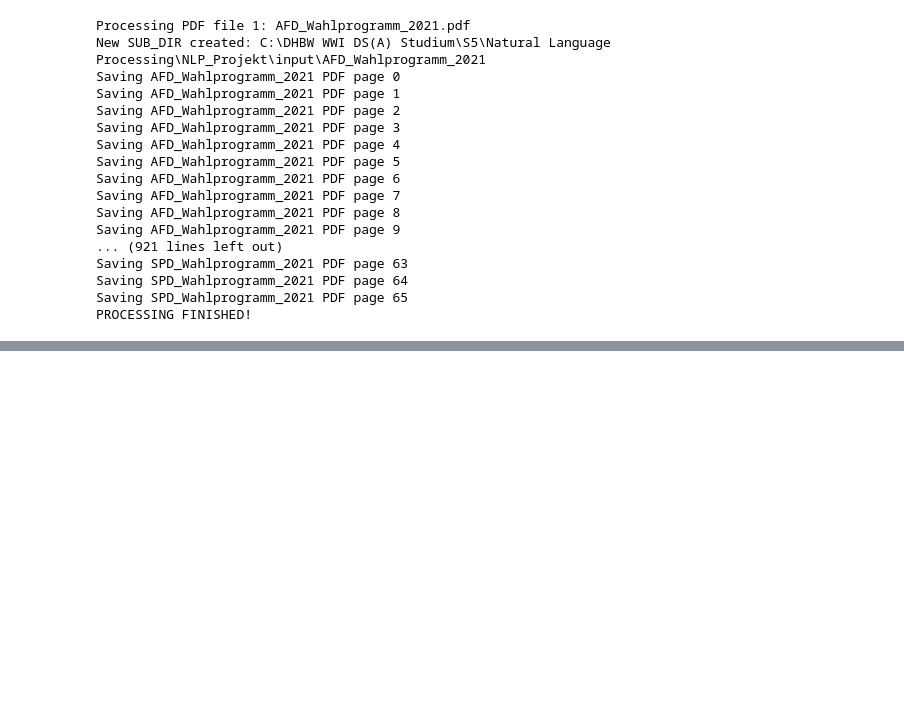
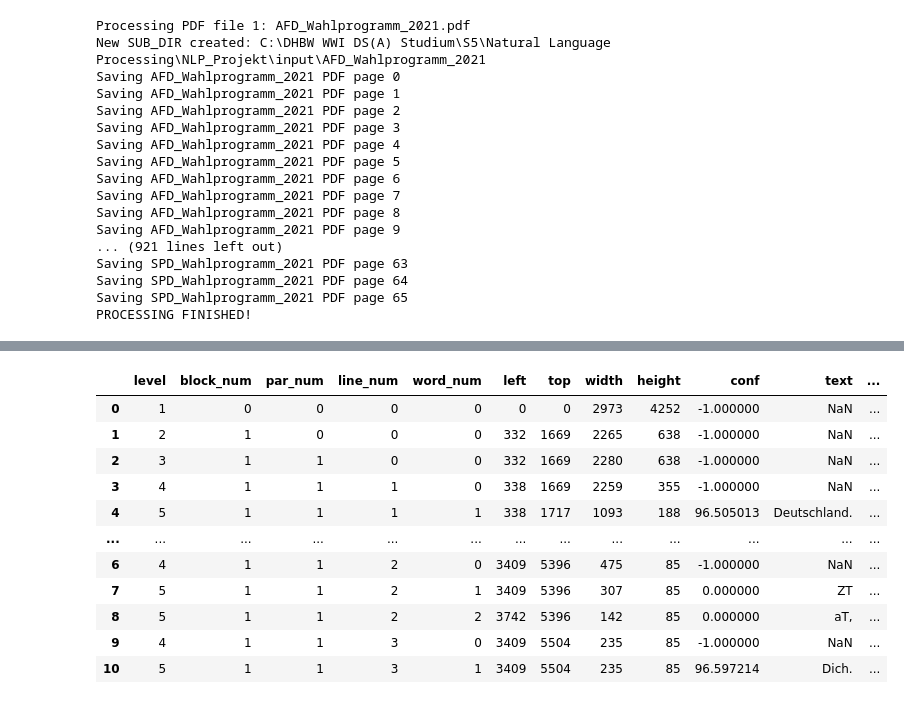
Before and after one commit to NICFRU/NLP, a Jupyter notebook: 1_OCR_Preprocessing.ipynb, the cells around one changed output, grey strips where cells are left out. Saved outputs shown, nothing was run; the diff lists cells and outputs as text; code cells hidden in the pictures; blank space fills up the shorter version.

Commit message:
Single word OCR generating .xlsx Dataframes for detailed OCR cleaning

```diff
--- a/1_OCR_Preprocessing.ipynb
+++ b/1_OCR_Preprocessing.ipynb
@@ -11,5 +14,7 @@ import openpyxl
 import pandas as pd
 # %%
+### ca. 190 min!!
+
 ### Insert full path of input directory containing the election programs as .pdf file
-input_dir = Path("")
+input_dir = Path("C:/DHBW WWI DS(A) Studium/S5/Natural Language Processing/NLP_Projekt/input/")
 # %%
@@ -126,0 +123,67 @@ Save text into .txt file: C:\DHBW WWI DS(A) Studium\S5\Natural Language Processi
+# %%
+### Dataframe extraction as .csv file of the image files combined per PDF/sub_dir
+def get_df_from_images(input_dir=input_dir):
+
+    sub_dir_list = []
+    for dir in os.listdir(input_dir):
+        if (".pdf" not in dir) & (".txt" not in dir) & (".xlsx" not in dir):
+            sub_dir_list.append(dir)
+        else:
+            continue
+    print(f"List of Sub_DIRs: \n{sub_dir_list}")
+
+    ### Initiate MASTER_DF with all parties
+    master_df = pd.DataFrame()
+
+    ### Iterate over the list of sub directories and generate the sub_dir path
+    for sub_dir in sub_dir_list:
+        sub_dir_path = input_dir/sub_dir
+
+        ### Iterating through folder would lead to incorrect order 1, 10, 2, 3 --> Therefore iterate based on the filename numbering
+        ### Generate filename_structure by removing the number of the page (REMOVE --> _0.png)
+        fn_structure = os.listdir(sub_dir_path)[0]
+        fn_structure = fn_structure.split("_")[0:-1]
+        fn_structure = "_".join(fn_structure)
+
+        ### Initiate an empty DF for each sub_dir
+        comb_df = pd.DataFrame()
+        ### Generate the correct order for extraction
+        ### Iterating through folder would lead to incorrect order 1, 10, 2, 3 --> Therefore iterate based on the filename numbering
+        for img_no in range(0 , len(os.listdir(sub_dir_path))):
+            ### use the fn_structure for each party and generate filenames via iterating image numbers
+            img_fname = fn_structure+f"_{img_no}.png"
+            img_fpath = sub_dir_path/img_fname
+            print(f"Extracting DF from image: {img_fpath}")
+
+            ### Read images and create pytesseract DF with coordinates for ecach image and combine for each sub_dir/PDF
+            img_file = cv2.imread(str(img_fpath), 1)
+            sub_df   = pt.image_to_data(
+                            ### German language package used "deu"
+                            img_file, lang="deu",
+                            ### Pytesseract page segmentation mode (--psm 6) -> assume a single uniform block of text.
+                            ### https://ai-facets.org/tesseract-ocr-best-practices/
+                            config= r'--oem 1 --psm 6' ,
+                            output_type = pt.Output.DATAFRAME
+                            )
+            ### REMOVE the pytesseract page_num (always 1)
+            sub_df = sub_df.drop(columns=["page_num"], axis=1)
+            ### ADD the correct page_num into the column for each sub_DF
+            sub_df["page_num"] = [img_no for i in range(0, len(sub_df))] # image no which counts based on the length of the sub_dir --> MAYBE Change...
+            comb_df = pd.concat([comb_df, sub_df])
+
+        ### ADD the sub_dir name
+        comb_df["party"] = [sub_dir for i in range(0, len(comb_df))]
+        ### Save separated DF for each sub_dir
+        comb_df.to_excel(Path(input_dir/f"{sub_dir}.xlsx"))
+        print(f"Save DF into .xlsx file:")
+
+        ### CONCATENATE the combined party_df into one MASTER_DF
+        master_df = pd.concat([master_df, comb_df])
+
+    ### SAVE and return the full Master_DF with all parties
+    master_df.to_excel(Path(input_dir/f"MASTER.xlsx"))
+    print("PROCESSING FINISHED!")
+    return(master_df)
+
+get_df_from_images(input_dir=input_dir)
+# %% [output]
@@ -126,0 +207,12 @@ Save text into .txt file: C:\DHBW WWI DS(A) Studium\S5\Natural Language Processi
+|  | level | block_num | par_num | line_num | word_num | left | top | width | height | conf | text | ... |
+| 0 | 1 | 0 | 0 | 0 | 0 | 0 | 0 | 2973 | 4252 | -1.000000 | NaN | ... |
+| 1 | 2 | 1 | 0 | 0 | 0 | 332 | 1669 | 2265 | 638 | -1.000000 | NaN | ... |
+| 2 | 3 | 1 | 1 | 0 | 0 | 332 | 1669 | 2280 | 638 | -1.000000 | NaN | ... |
+| 3 | 4 | 1 | 1 | 1 | 0 | 338 | 1669 | 2259 | 355 | -1.000000 | NaN | ... |
+| 4 | 5 | 1 | 1 | 1 | 1 | 338 | 1717 | 1093 | 188 | 96.505013 | Deutschland. | ... |
+| ... | ... | ... | ... | ... | ... | ... | ... | ... | ... | ... | ... | ... |
+| 6 | 4 | 1 | 1 | 2 | 0 | 3409 | 5396 | 475 | 85 | -1.000000 | NaN | ... |
+| 7 | 5 | 1 | 1 | 2 | 1 | 3409 | 5396 | 307 | 85 | 0.000000 | ZT | ... |
+| 8 | 5 | 1 | 1 | 2 | 2 | 3742 | 5396 | 142 | 85 | 0.000000 | aT, | ... |
+| 9 | 4 | 1 | 1 | 3 | 0 | 3409 | 5504 | 235 | 85 | -1.000000 | NaN | ... |
+| 10 | 5 | 1 | 1 | 3 | 1 | 3409 | 5504 | 235 | 85 | 96.597214 | Dich. | ... |
```
Also changed, not shown: parts of 8 cells of this notebook, 7 other files.
